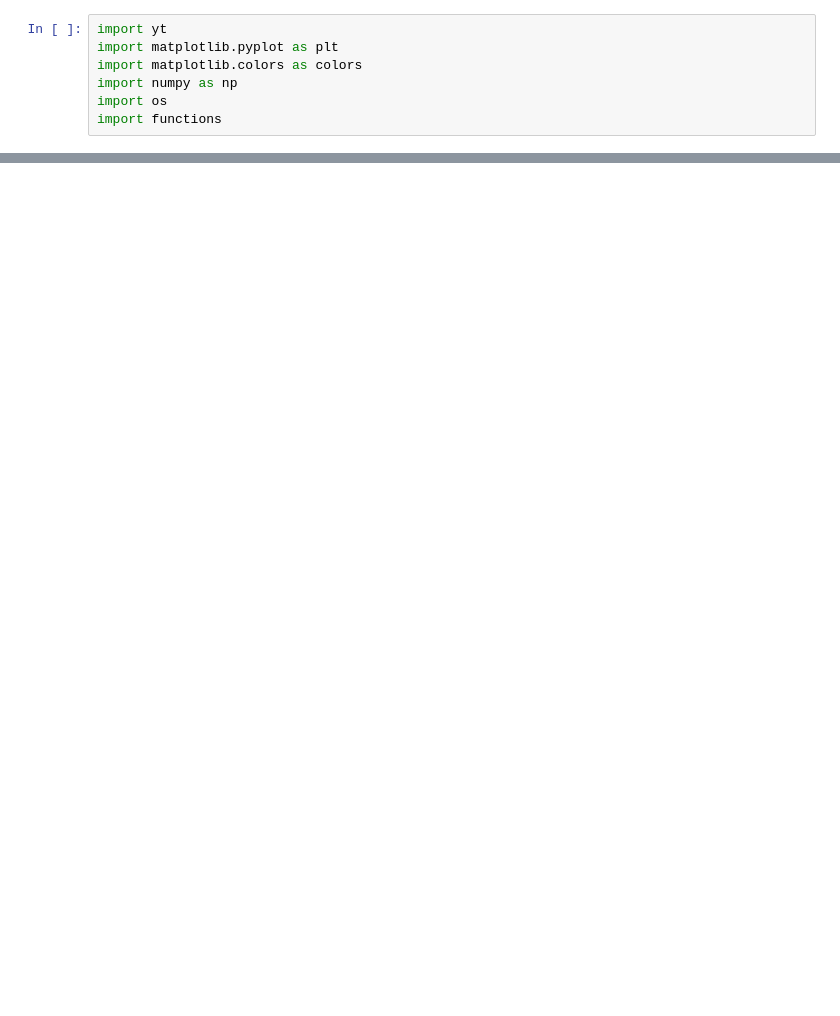
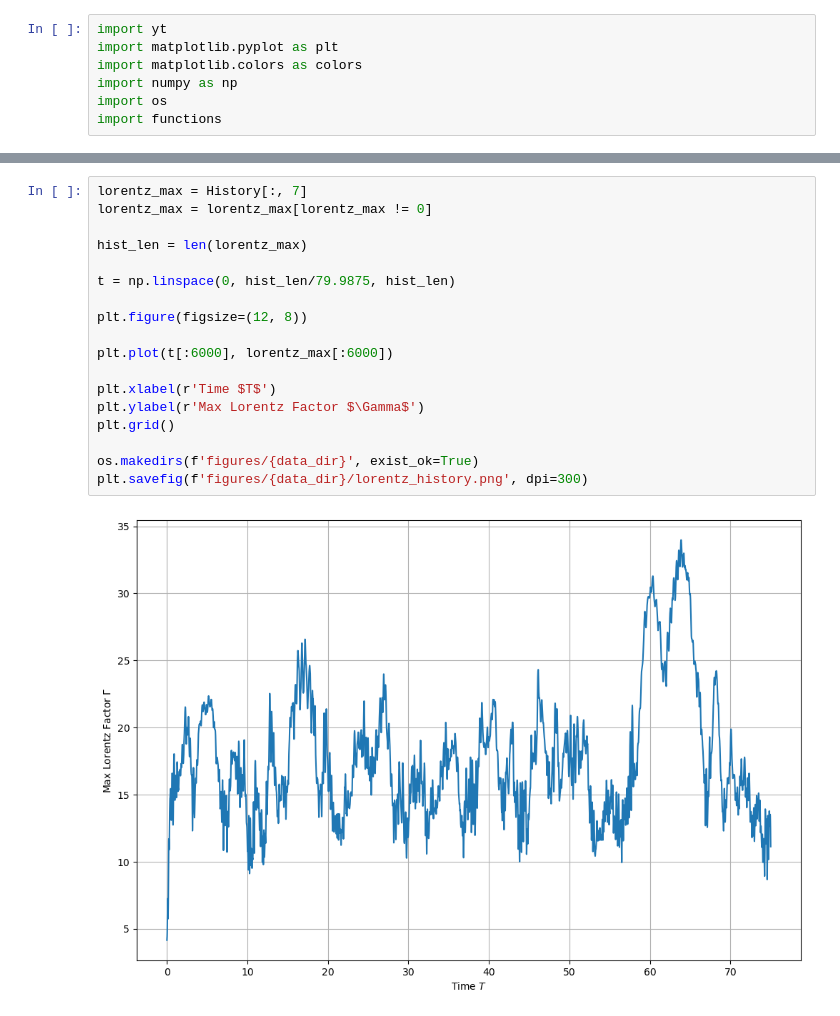
Before and after one commit to Anur-R/RMHD-Odin, a Jupyter notebook: Analysis.ipynb, the cells around one changed output, grey strips where cells are left out. Saved outputs shown, nothing was run; the diff lists cells and outputs as text; blank space fills up the shorter version.

```diff
--- a/Analysis.ipynb
+++ b/Analysis.ipynb
@@ -19 +41,21 @@ yt : [INFO     ] 2024-07-01 12:50:12,670 Parameters: domain_right_edge         =
+# %%
+lorentz_max = History[:, 7]
+lorentz_max = lorentz_max[lorentz_max != 0]
+
+hist_len = len(lorentz_max)
+
+t = np.linspace(0, hist_len/79.9875, hist_len)
+
+plt.figure(figsize=(12, 8))
+
+plt.plot(t[:6000], lorentz_max[:6000])
+
+plt.xlabel(r'Time $T$')
+plt.ylabel(r'Max Lorentz Factor $\Gamma$')
+plt.grid()
+
+os.makedirs(f'figures/{data_dir}', exist_ok=True)
+plt.savefig(f'figures/{data_dir}/lorentz_history.png', dpi=300)
+# %% [output]
+[figure, added]
 # %%
```
Also changed, not shown: parts of 5 cells of this notebook, 2 other files.
